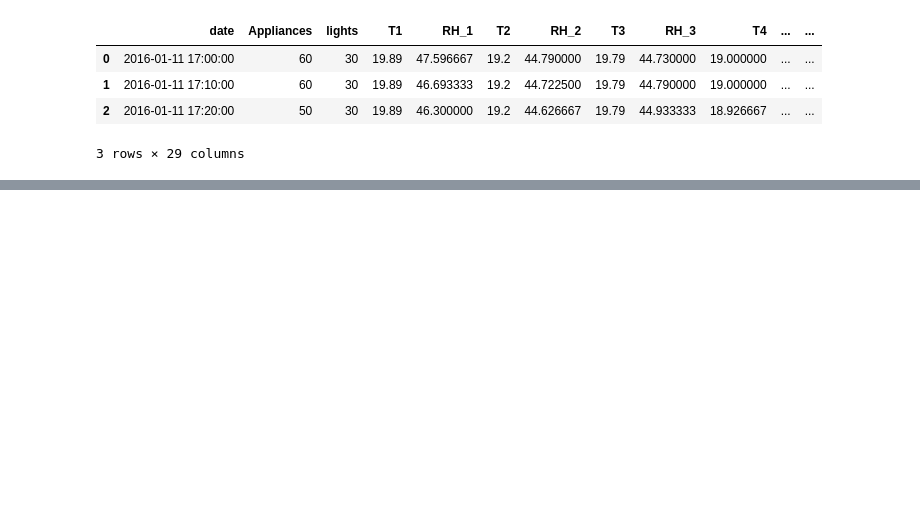
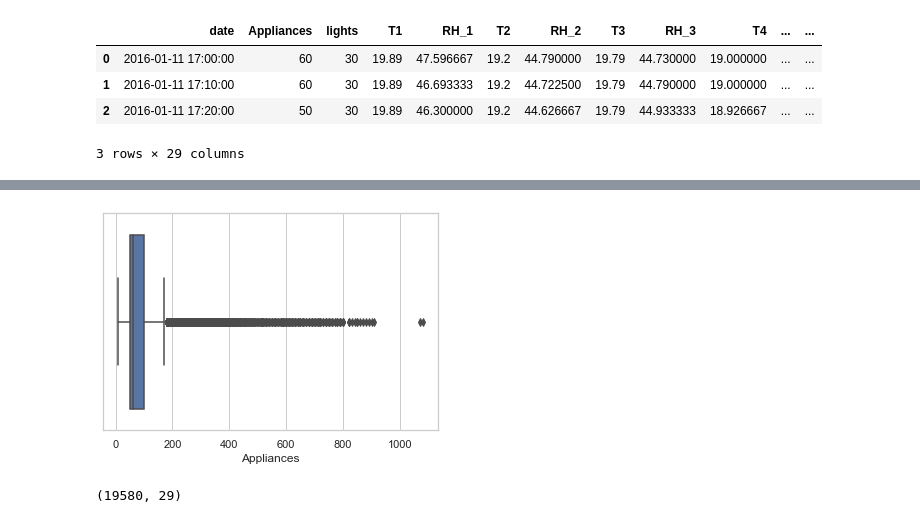
Before and after one commit to iam-ajitkumartoppo/appliance_energy_prediction, a Jupyter notebook: Appliance-Energy-Prediction.ipynb, the cells around one changed output, grey strips where cells are left out. Saved outputs shown, nothing was run; the diff lists cells and outputs as text; code cells hidden in the pictures; blank space fills up the shorter version.

```diff
--- a/Appliance-Energy-Prediction.ipynb
+++ b/Appliance-Energy-Prediction.ipynb
@@ -17,0 +93,5 @@ df.head(3)
+# %%
+sns.set(style="whitegrid")
+ax = sns.boxplot(df.Appliances)
+# %% [output]
+[figure, added]
@@ -17,0 +101,4 @@ df.head(3)
+# %%
+df.shape
+# %% [output]
+(19580, 29)
```
Also changed, not shown: parts of 22 cells of this notebook.
